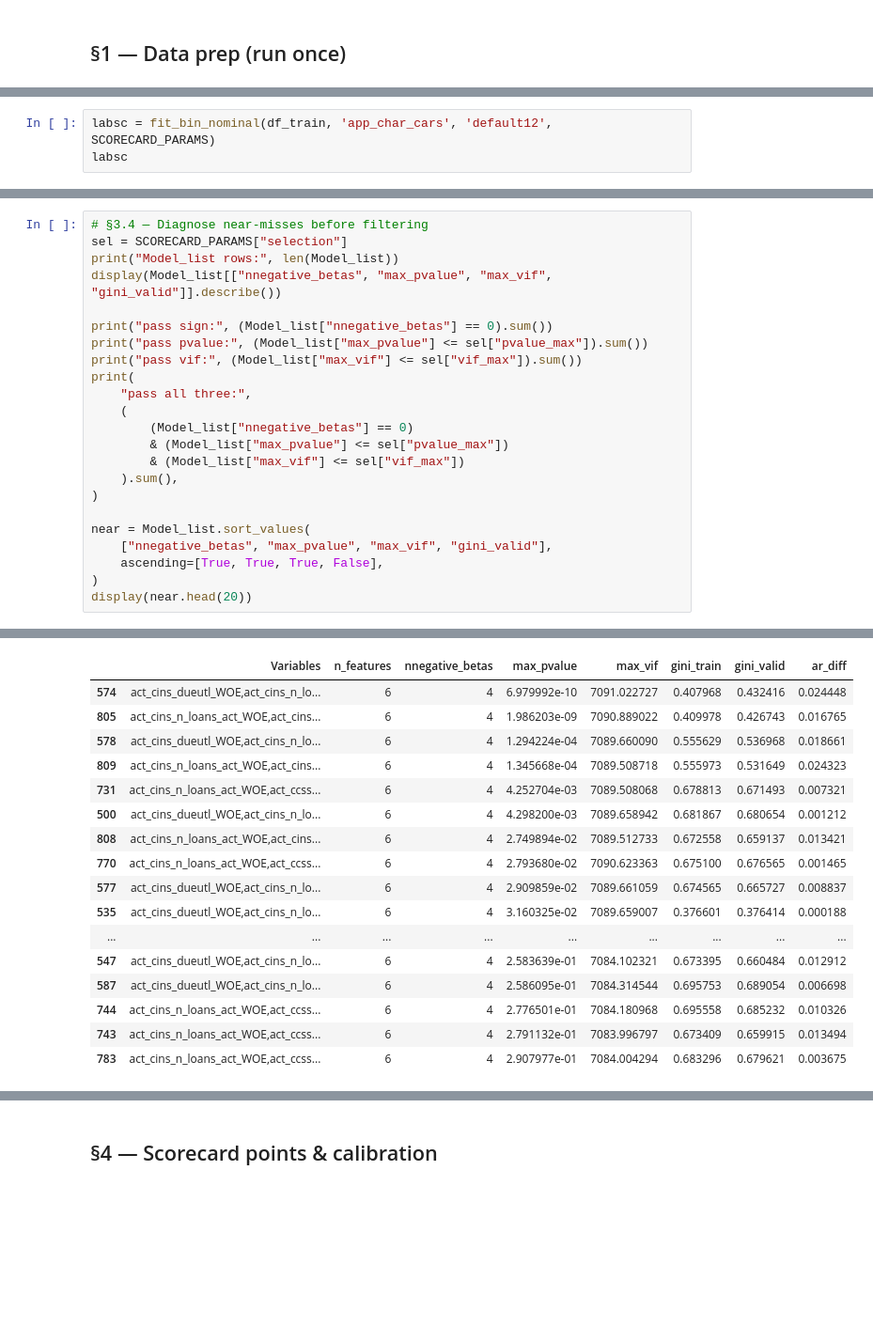
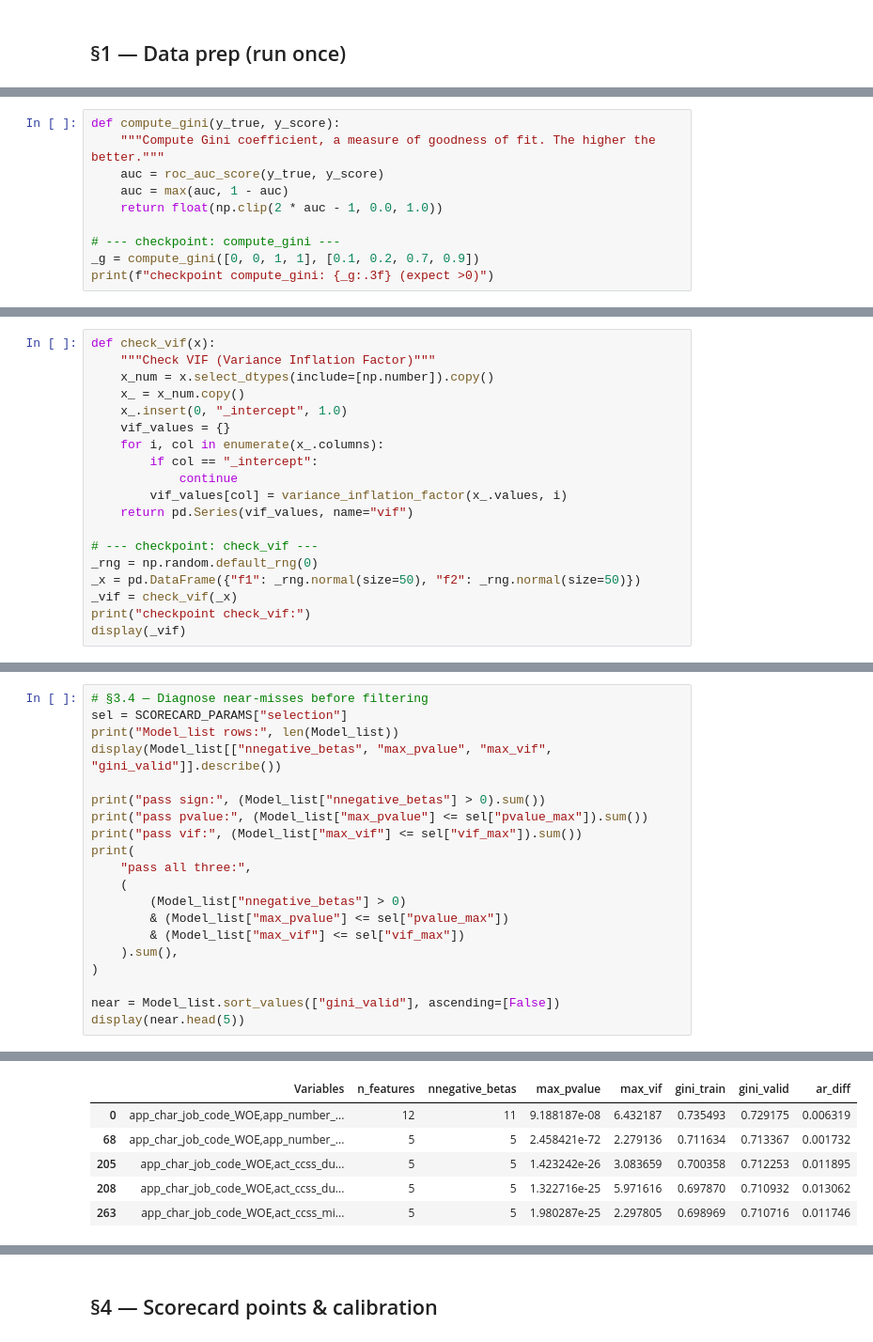
Before and after one commit to giangphuongtran/scorecard-builder, a Jupyter notebook: notebooks/03_scorecard.ipynb, the cells around one changed output, grey strips where cells are left out. Shown at 94% size. Cells and saved outputs as stored; diff of their text form; blank space fills up the shorter version.

```diff
--- a/notebooks/03_scorecard.ipynb
+++ b/notebooks/03_scorecard.ipynb
@@ -478,3 +107,0 @@ labsn
-# %%
-labsc = fit_bin_nominal(df_train, 'app_char_cars', 'default12', SCORECARD_PARAMS)
-labsc
@@ -1002,0 +595,10 @@ Staged workflow — run cells in order; re-run from any checkpoint when tuning.
+# %%
+def compute_gini(y_true, y_score):
+	"""Compute Gini coefficient, a measure of goodness of fit. The higher the better."""
+	auc = roc_auc_score(y_true, y_score)
+	auc = max(auc, 1 - auc)
+	return float(np.clip(2 * auc - 1, 0.0, 1.0))
+
+# --- checkpoint: compute_gini ---
+_g = compute_gini([0, 0, 1, 1], [0.1, 0.2, 0.7, 0.9])
+print(f"checkpoint compute_gini: {_g:.3f} (expect >0)")
@@ -1002,0 +627,19 @@ Staged workflow — run cells in order; re-run from any checkpoint when tuning.
+# %%
+def check_vif(x):
+	"""Check VIF (Variance Inflation Factor)"""
+	x_num = x.select_dtypes(include=[np.number]).copy()
+	x_ = x_num.copy()
+	x_.insert(0, "_intercept", 1.0)
+	vif_values = {}
+	for i, col in enumerate(x_.columns):
+		if col == "_intercept":
+			continue
+		vif_values[col] = variance_inflation_factor(x_.values, i)
+	return pd.Series(vif_values, name="vif")
+
+# --- checkpoint: check_vif ---
+_rng = np.random.default_rng(0)
+_x = pd.DataFrame({"f1": _rng.normal(size=50), "f2": _rng.normal(size=50)})
+_vif = check_vif(_x)
+print("checkpoint check_vif:")
+display(_vif)
@@ -1105,21 +1519,18 @@ sel = SCORECARD_PARAMS["selection"]
 print("Model_list rows:", len(Model_list))
 display(Model_list[["nnegative_betas", "max_pvalue", "max_vif", "gini_valid"]].describe())
 
-print("pass sign:", (Model_list["nnegative_betas"] == 0).sum())
+print("pass sign:", (Model_list["nnegative_betas"] > 0).sum())
 print("pass pvalue:", (Model_list["max_pvalue"] <= sel["pvalue_max"]).sum())
 print("pass vif:", (Model_list["max_vif"] <= sel["vif_max"]).sum())
 print(
     "pass all three:",
     (
-        (Model_list["nnegative_betas"] == 0)
+        (Model_list["nnegative_betas"] > 0)
         & (Model_list["max_pvalue"] <= sel["pvalue_max"])
         & (Model_list["max_vif"] <= sel["vif_max"])
     ).sum(),
 )
 
-near = Model_list.sort_values(
-    ["nnegative_betas", "max_pvalue", "max_vif", "gini_valid"],
-    ascending=[True, True, True, False],
-)
-display(near.head(20))
+near = Model_list.sort_values(["gini_valid"], ascending=[False])
+display(near.head(5))
 # %% [output]
@@ -1140,20 +1551,9 @@ pass all three: 0
 |  | Variables | n_features | nnegative_betas | max_pvalue | max_vif | gini_train | gini_valid | ar_diff |
-| 574 | act_cins_dueutl_WOE,act_cins_n_lo... | 6 | 4 | 6.979992e-10 | 7091.022727 | 0.407968 | 0.432416 | 0.024448 |
-| 805 | act_cins_n_loans_act_WOE,act_cins... | 6 | 4 | 1.986203e-09 | 7090.889022 | 0.409978 | 0.426743 | 0.016765 |
-| 578 | act_cins_dueutl_WOE,act_cins_n_lo... | 6 | 4 | 1.294224e-04 | 7089.660090 | 0.555629 | 0.536968 | 0.018661 |
-| 809 | act_cins_n_loans_act_WOE,act_cins... | 6 | 4 | 1.345668e-04 | 7089.508718 | 0.555973 | 0.531649 | 0.024323 |
-| 731 | act_cins_n_loans_act_WOE,act_ccss... | 6 | 4 | 4.252704e-03 | 7089.508068 | 0.678813 | 0.671493 | 0.007321 |
-| 500 | act_cins_dueutl_WOE,act_cins_n_lo... | 6 | 4 | 4.298200e-03 | 7089.658942 | 0.681867 | 0.680654 | 0.001212 |
-| 808 | act_cins_n_loans_act_WOE,act_cins... | 6 | 4 | 2.749894e-02 | 7089.512733 | 0.672558 | 0.659137 | 0.013421 |
-| 770 | act_cins_n_loans_act_WOE,act_ccss... | 6 | 4 | 2.793680e-02 | 7090.623363 | 0.675100 | 0.676565 | 0.001465 |
-| 577 | act_cins_dueutl_WOE,act_cins_n_lo... | 6 | 4 | 2.909859e-02 | 7089.661059 | 0.674565 | 0.665727 | 0.008837 |
-| 535 | act_cins_dueutl_WOE,act_cins_n_lo... | 6 | 4 | 3.160325e-02 | 7089.659007 | 0.376601 | 0.376414 | 0.000188 |
-| ... | ... | ... | ... | ... | ... | ... | ... | ... |
-| 547 | act_cins_dueutl_WOE,act_cins_n_lo... | 6 | 4 | 2.583639e-01 | 7084.102321 | 0.673395 | 0.660484 | 0.012912 |
-| 587 | act_cins_dueutl_WOE,act_cins_n_lo... | 6 | 4 | 2.586095e-01 | 7084.314544 | 0.695753 | 0.689054 | 0.006698 |
-| 744 | act_cins_n_loans_act_WOE,act_ccss... | 6 | 4 | 2.776501e-01 | 7084.180968 | 0.695558 | 0.685232 | 0.010326 |
-| 743 | act_cins_n_loans_act_WOE,act_ccss... | 6 | 4 | 2.791132e-01 | 7083.996797 | 0.673409 | 0.659915 | 0.013494 |
-| 783 | act_cins_n_loans_act_WOE,act_ccss... | 6 | 4 | 2.907977e-01 | 7084.004294 | 0.683296 | 0.679621 | 0.003675 |
+| 0 | app_char_job_code_WOE,app_number_... | 12 | 11 | 9.188187e-08 | 6.432187 | 0.735493 | 0.729175 | 0.006319 |
+| 68 | app_char_job_code_WOE,app_number_... | 5 | 5 | 2.458421e-72 | 2.279136 | 0.711634 | 0.713367 | 0.001732 |
+| 205 | app_char_job_code_WOE,act_ccss_du... | 5 | 5 | 1.423242e-26 | 3.083659 | 0.700358 | 0.712253 | 0.011895 |
+| 208 | app_char_job_code_WOE,act_ccss_du... | 5 | 5 | 1.322716e-25 | 5.971616 | 0.697870 | 0.710932 | 0.013062 |
+| 263 | app_char_job_code_WOE,act_ccss_mi... | 5 | 5 | 1.980287e-25 | 2.297805 | 0.698969 | 0.710716 | 0.011746 |
 # %%
 # §3.5 — Filter subModel_list (no raise)
 sel = SCORECARD_PARAMS["selection"]
```
Also changed, not shown: parts of 93 cells of this notebook, 1 other file.
